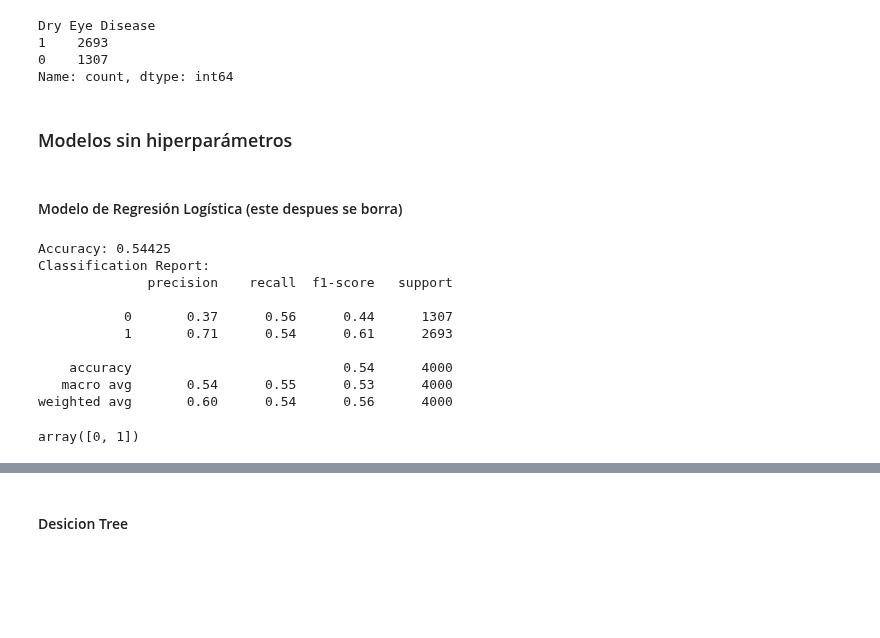
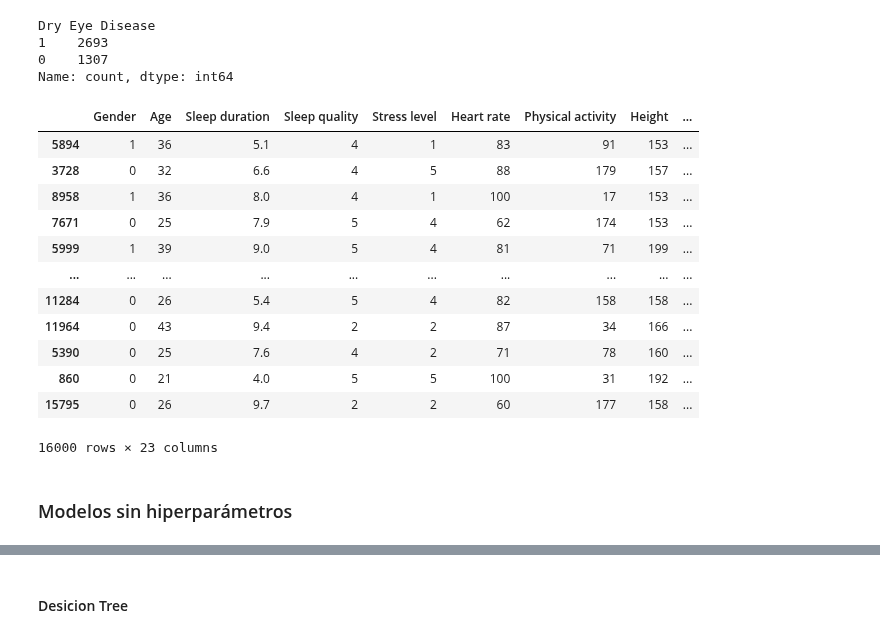
Before and after one commit to Jonkkeyler333/Deteccion_sindrome_ojo_seco, a Jupyter notebook: main.ipynb, the cells around one changed output, grey strips where cells are left out. Cells and saved outputs as stored; diff of their text form; code cells hidden in the pictures; blank space fills up the shorter version.

```diff
--- a/main.ipynb
+++ b/main.ipynb
@@ -393,6 +393,22 @@ X_test_s=X_test.copy()
 sc=StandardScaler()
 X_train_s=sc.fit_transform(X_train_s)
 X_test_s=sc.transform(X_test_s)
+# %%
+X_train
+# %% [output]
+|  | Gender | Age | Sleep duration | Sleep quality | Stress level | Heart rate | Physical activity | Height | ... |
+| 5894 | 1 | 36 | 5.1 | 4 | 1 | 83 | 91 | 153 | ... |
+| 3728 | 0 | 32 | 6.6 | 4 | 5 | 88 | 179 | 157 | ... |
+| 8958 | 1 | 36 | 8.0 | 4 | 1 | 100 | 17 | 153 | ... |
+| 7671 | 0 | 25 | 7.9 | 5 | 4 | 62 | 174 | 153 | ... |
+| 5999 | 1 | 39 | 9.0 | 5 | 4 | 81 | 71 | 199 | ... |
+| ... | ... | ... | ... | ... | ... | ... | ... | ... | ... |
+| 11284 | 0 | 26 | 5.4 | 5 | 4 | 82 | 158 | 158 | ... |
+| 11964 | 0 | 43 | 9.4 | 2 | 2 | 87 | 34 | 166 | ... |
+| 5390 | 0 | 25 | 7.6 | 4 | 2 | 71 | 78 | 160 | ... |
+| 860 | 0 | 21 | 4.0 | 5 | 5 | 100 | 31 | 192 | ... |
+| 15795 | 0 | 26 | 9.7 | 2 | 2 | 60 | 177 | 158 | ... |
+16000 rows × 23 columns
 # %%
 from sklearn.linear_model import LogisticRegression
 from sklearn.metrics import classification_report,confusion_matrix,accuracy_score,ConfusionMatrixDisplay
@@ -411,27 +427,3 @@ def plot_confusion_matrix(y_test,y_pred,clases,title='Confusion Matrix'):
     plt.show()
 # %% [markdown]
 ### Modelos sin hiperparámetros
-# %% [markdown]
-#### Modelo de Regresión Logística (este despues se borra)
-# %%
-model1=LogisticRegression(class_weight='balanced')
-model1.fit(X_train_s,y_train)
-y_pred=model1.predict(X_test_s)
-cm=confusion_matrix(y_test,y_pred,labels=model1.classes_)
-print('Accuracy:',accuracy_score(y_test,y_pred))
-print('Classification Report:',classification_report(y_test,y_pred),sep='\n')
-# %% [output]
-Accuracy: 0.54425
-Classification Report:
-              precision    recall  f1-score   support
-
-           0       0.37      0.56      0.44      1307
-           1       0.71      0.54      0.61      2693
-
-    accuracy                           0.54      4000
-   macro avg       0.54      0.55      0.53      4000
-weighted avg       0.60      0.54      0.56      4000
-# %%
-model1.classes_
-# %% [output]
-array([0, 1])
```
Also changed, not shown: parts of 12 cells of this notebook.
